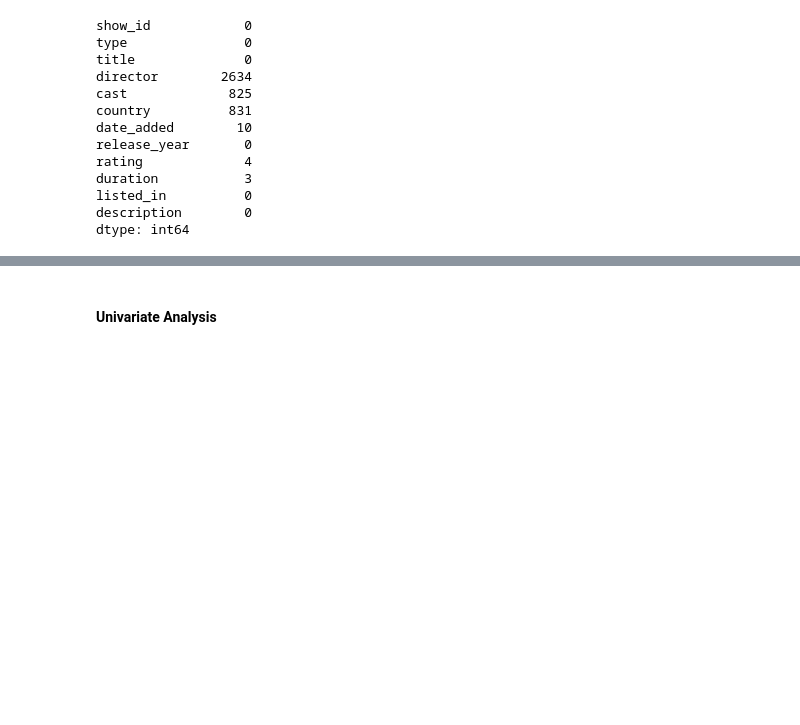
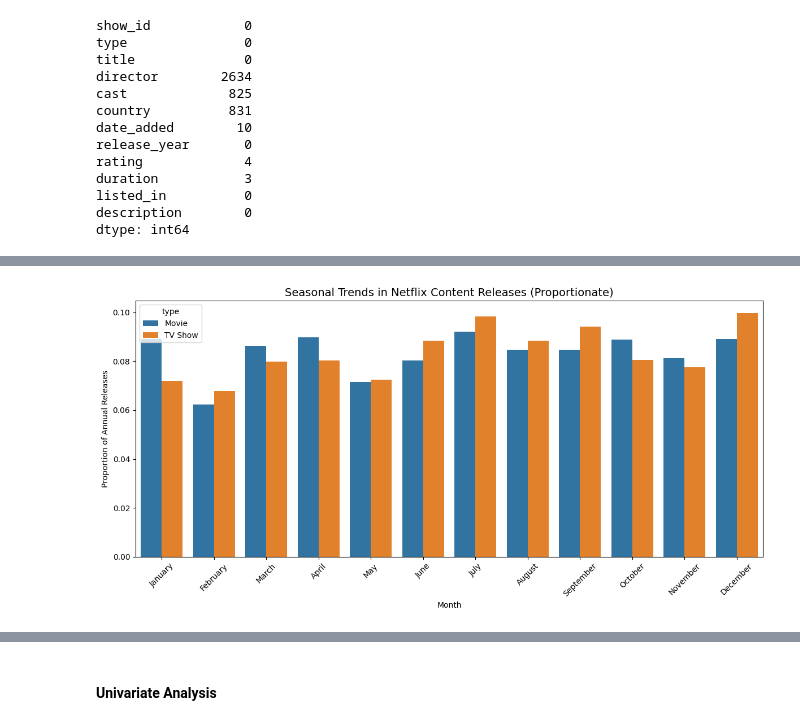
Before and after one commit to Shreyak1999/Portfolio-Projects, a Jupyter notebook: EDA_Netflix_Titles/eda.ipynb, the cells around one changed output, grey strips where cells are left out. Cells and saved outputs as stored; diff of their text form; code cells hidden in the pictures; blank space fills up the shorter version.

```diff
--- a/EDA_Netflix_Titles/eda.ipynb
+++ b/EDA_Netflix_Titles/eda.ipynb
@@ -71,0 +101,25 @@ df0['date_added'] = pd.to_datetime(df0['date_added'], errors='coerce')
+# %%
+# Normalize counts within each type to proportions
+monthly_counts_norm = (
+    monthly_counts
+    .groupby('type')
+    .apply(lambda g: g.assign(proportion=g['count'] / g['count'].sum()))
+    .reset_index(drop=True)
+)
+
+# Plot proportionate seasonal trends
+plt.figure(figsize=(12,6))
+sns.barplot(
+    data=monthly_counts_norm,
+    x="month_added", y="proportion", hue="type",
+    order=month_order
+)
+
+plt.title("Seasonal Trends in Netflix Content Releases (Proportionate)", fontsize=14)
+plt.xlabel("Month")
+plt.ylabel("Proportion of Annual Releases")
+plt.xticks(rotation=45)
+plt.tight_layout()
+plt.show()
+# %% [output]
+[figure, added]
```
Also changed, not shown: parts of 13 cells of this notebook, 3 other files.
